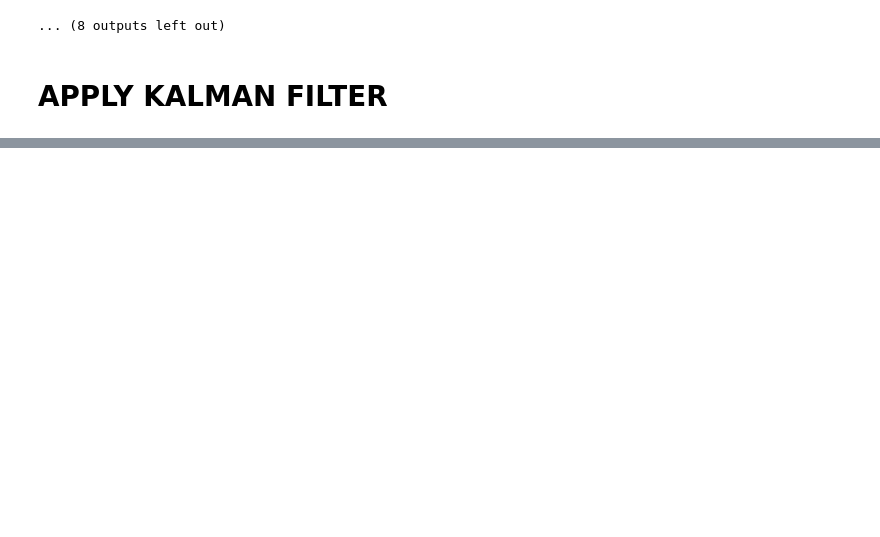
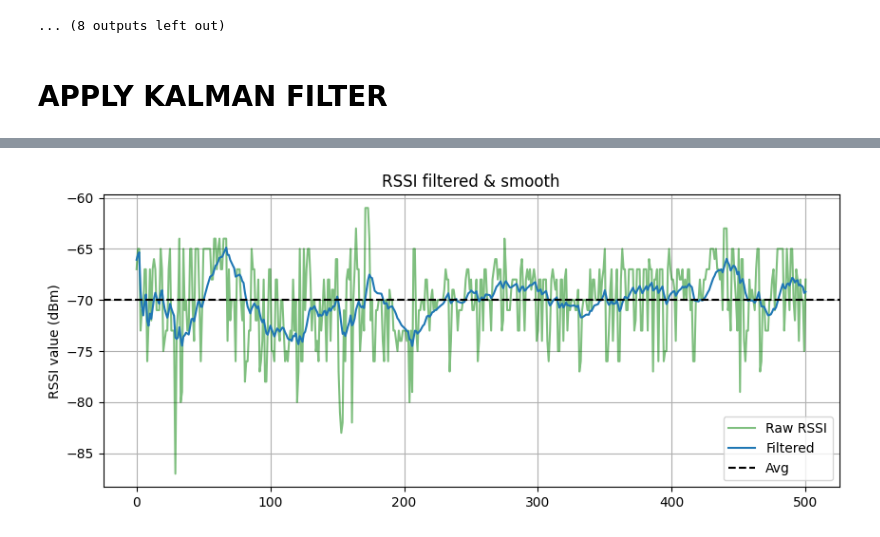
Before and after one commit to thanhhuynhk17/kalman_filter, a Jupyter notebook: run_kalman.ipynb, the cells around one changed output, grey strips where cells are left out. Saved outputs shown, nothing was run; the diff lists cells and outputs as text; code cells hidden in the pictures; blank space fills up the shorter version.

```diff
--- a/run_kalman.ipynb
+++ b/run_kalman.ipynb
@@ -136,0 +134,6 @@ smooth   {'mean': -70.01697970785087, 'std': 1.029345876086222}
+# %%
+# kalman filter in javascript
+plot_filtered(rssi, rssi_filter_js)
+# plt.savefig('img/kf_js.png')
+# %% [output]
+[figure, added]
```
Also changed, not shown: parts of 3 cells of this notebook, 14 other files.
